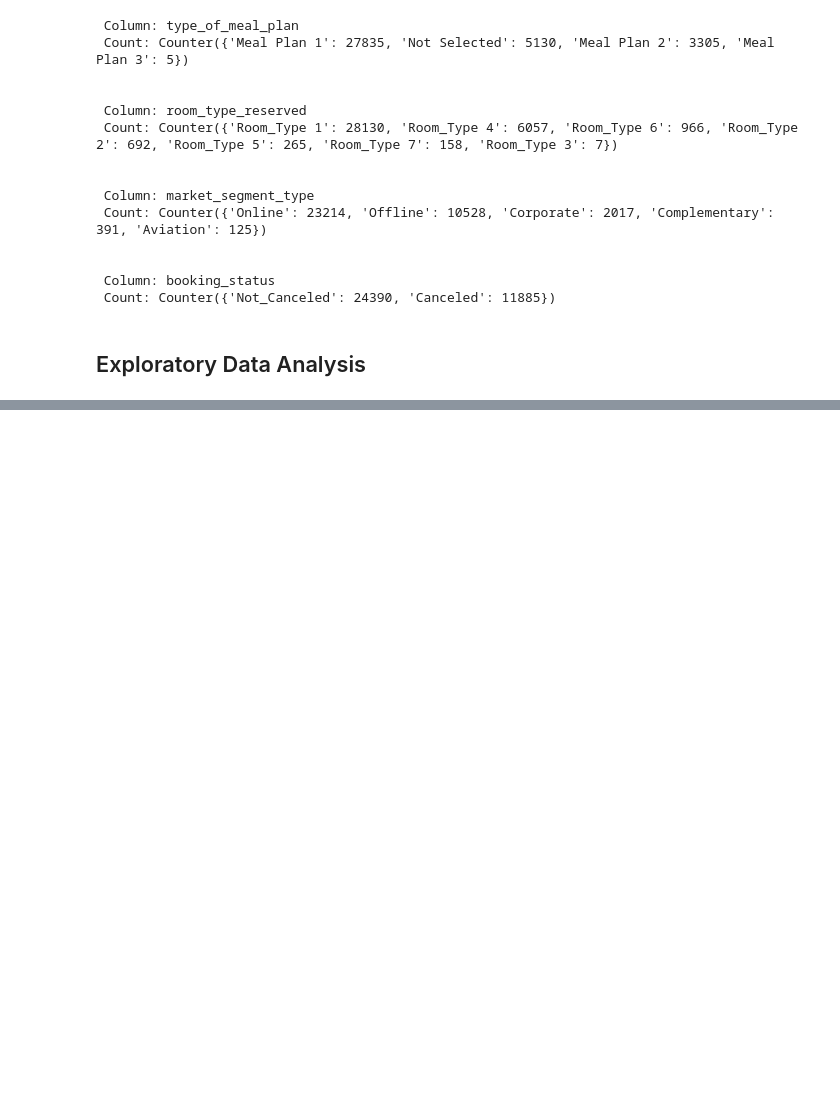
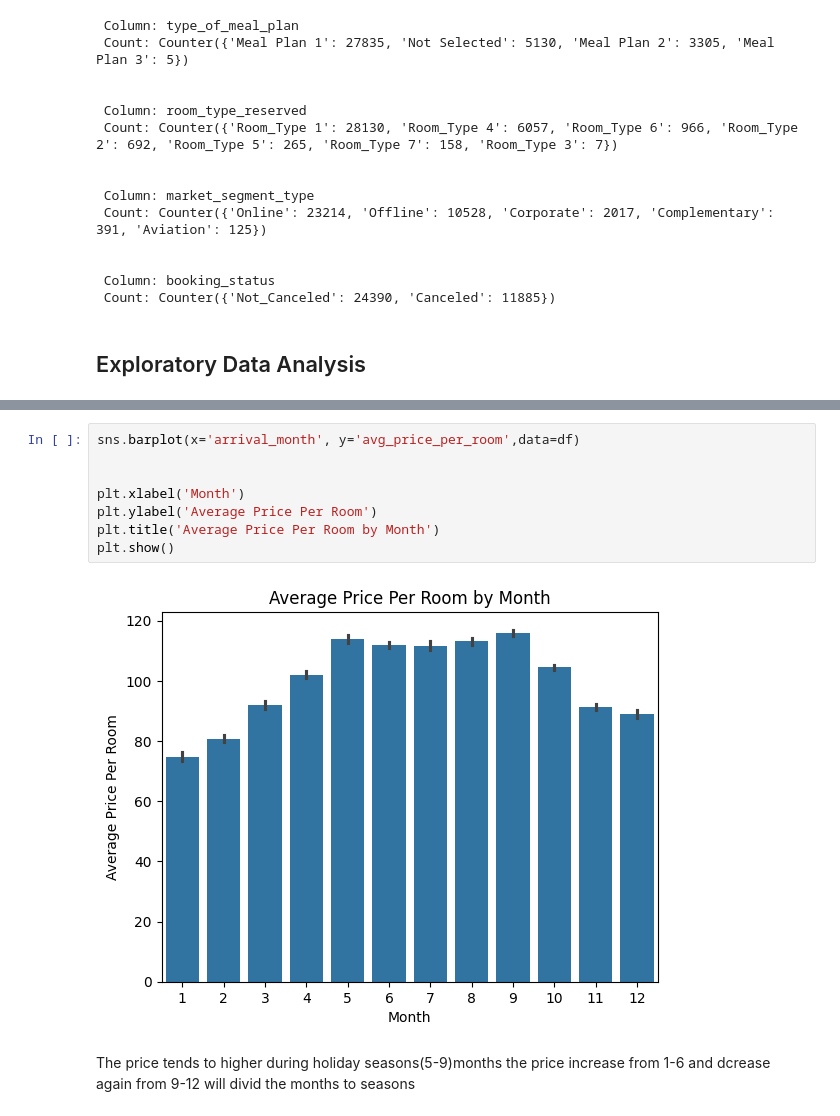
Before and after one commit to abhisheku-official/hotel-reservation-cancellations, a Jupyter notebook: hotel_booking_cancelation_prediction.ipynb, the cells around one changed output, grey strips where cells are left out. Drawn from its saved outputs; the diff is of its cells as text; blank space fills up the shorter version.

```diff
--- a/hotel_booking_cancelation_prediction.ipynb
+++ b/hotel_booking_cancelation_prediction.ipynb
@@ -247,0 +308,13 @@ plt.show()
+# %%
+sns.barplot(x='arrival_month', y='avg_price_per_room',data=df)
+
+
+plt.xlabel('Month')
+plt.ylabel('Average Price Per Room')
+plt.title('Average Price Per Room by Month')
+plt.show()
+# %% [output]
+[figure, added]
+# %% [markdown]
+The price tends to higher during holiday seasons(5-9)months the price increase from 1-6 and dcrease again from 9-12
+will divid the months to seasons
```
Also changed, not shown: parts of 24 cells of this notebook.
